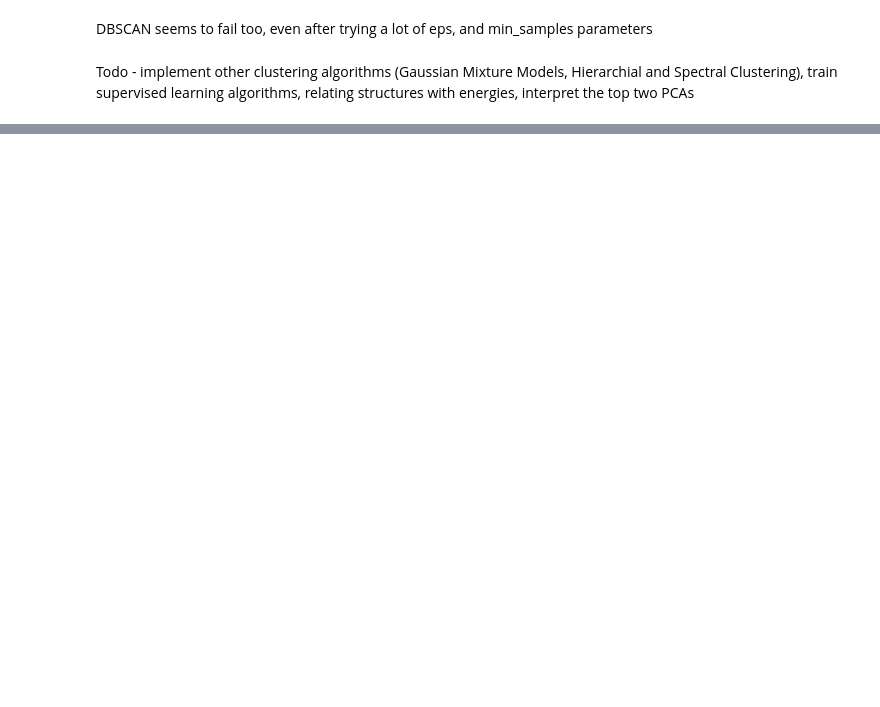
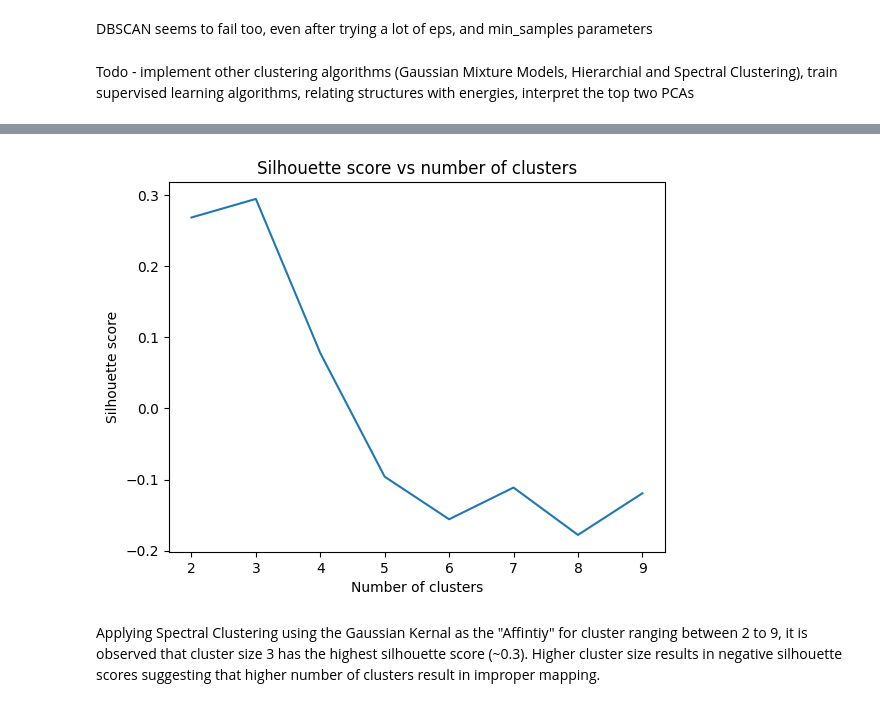
Before and after one commit to 2253shubham/Fructose_in_water_MD_simulation, a Jupyter notebook: Fructose_in_water.ipynb, the cells around one changed output, grey strips where cells are left out. Saved outputs shown, nothing was run; the diff lists cells and outputs as text; code cells hidden in the pictures; blank space fills up the shorter version.

```diff
--- a/Fructose_in_water.ipynb
+++ b/Fructose_in_water.ipynb
@@ -278,0 +322,11 @@ Todo - implement other clustering algorithms (Gaussian Mixture Models, Hierarchi
+# %%
+# Plotting silhouette scores and adding axis labels
+plt.plot(cluster_range, silhouette_scores)
+plt.xlabel('Number of clusters')
+plt.ylabel('Silhouette score')
+plt.title('Silhouette score vs number of clusters')
+plt.show()
+# %% [output]
+[figure, added]
+# %% [markdown]
+Applying Spectral Clustering using the Gaussian Kernal as the "Affintiy" for cluster ranging between 2 to 9, it is observed that cluster size 3 has the highest silhouette score (~0.3). Higher cluster size results in negative silhouette scores suggesting that higher number of clusters result in improper mapping.
```
Also changed, not shown: parts of 12 cells of this notebook.
